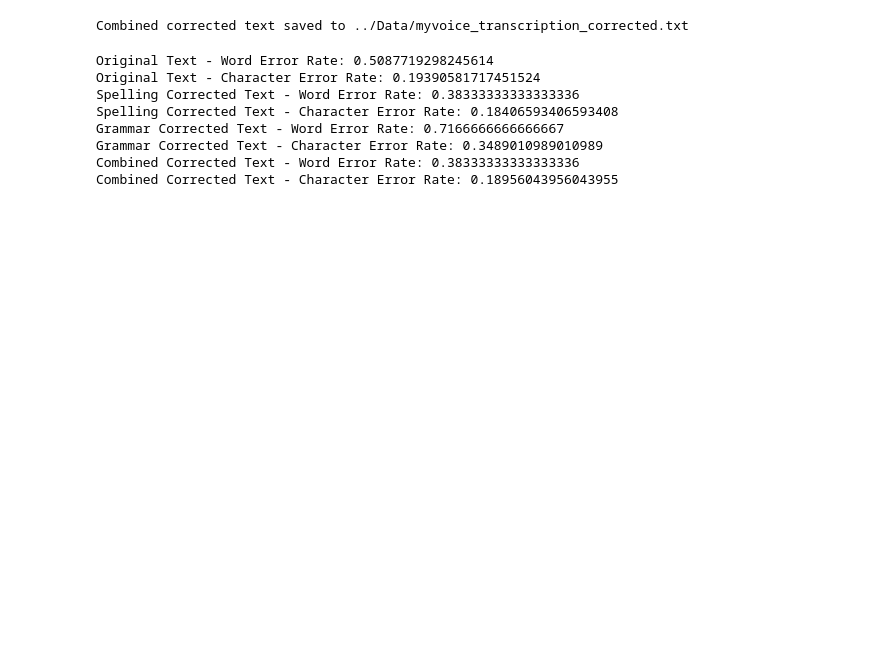
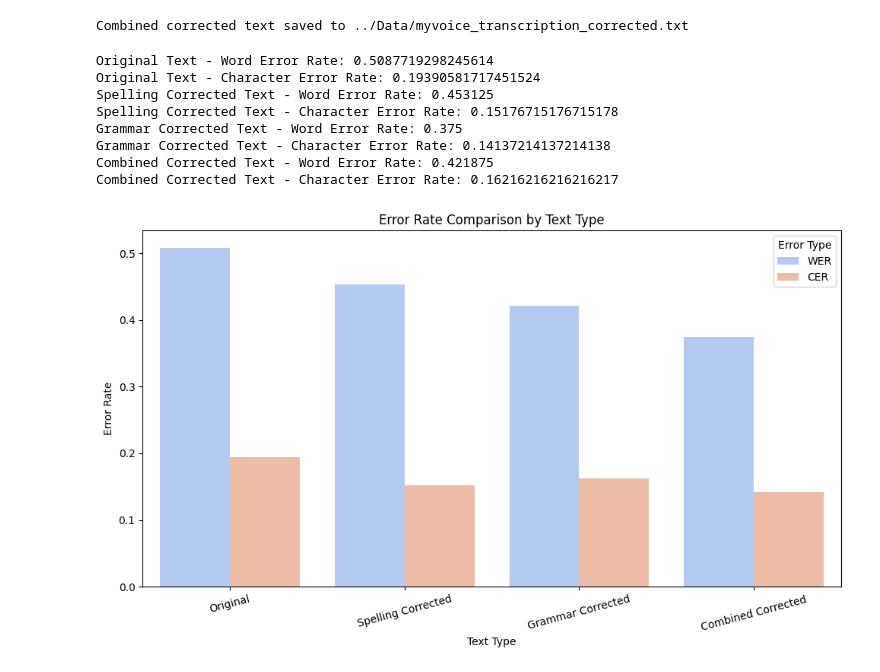
Before and after one commit to yanyanli0/Deep-Learning-6600, a Jupyter notebook: Codes/voice2text-spelling-grammar.ipynb, the cells around one changed output. Cells and saved outputs as stored; diff of their text form; code cells hidden in the pictures; blank space fills up the shorter version.

```diff
--- a/Codes/voice2text-spelling-grammar.ipynb
+++ b/Codes/voice2text-spelling-grammar.ipynb
@@ -134,7 +134,7 @@ def calculate_cer(reference, hypothesis):
     return d[len(r)][len(h)] / float(len(r))
 # %%
 # Read ground truth text from file
-with open('../Data/ground-truth.txt', 'r', encoding='utf-8') as file:
+with open('ground_truth.txt', 'r', encoding='utf-8') as file:
     ground_truth_text = file.read().strip()
 
 # Calculate WER and CER for spelling-corrected text
@@ -168,9 +168,37 @@ print("Combined Corrected Text - Character Error Rate:", combined_cer)
 # %% [output]
 Original Text - Word Error Rate: 0.5087719298245614
 Original Text - Character Error Rate: 0.19390581717451524
-Spelling Corrected Text - Word Error Rate: 0.38333333333333336
-Spelling Corrected Text - Character Error Rate: 0.18406593406593408
-Grammar Corrected Text - Word Error Rate: 0.7166666666666667
-Grammar Corrected Text - Character Error Rate: 0.3489010989010989
-Combined Corrected Text - Word Error Rate: 0.38333333333333336
-Combined Corrected Text - Character Error Rate: 0.18956043956043955
+Spelling Corrected Text - Word Error Rate: 0.453125
+Spelling Corrected Text - Character Error Rate: 0.15176715176715178
+Grammar Corrected Text - Word Error Rate: 0.375
+Grammar Corrected Text - Character Error Rate: 0.14137214137214138
+Combined Corrected Text - Word Error Rate: 0.421875
+Combined Corrected Text - Character Error Rate: 0.16216216216216217
+# %%
+import seaborn as sns
+import pandas as pd
+import matplotlib.pyplot as plt
+
+# Data for visualization
+data = {
+    "Text Type": ["Original", "Spelling Corrected", "Grammar Corrected", "Combined Corrected"] * 2,
+    "Error Rate": [
+        0.5087719298245614, 0.453125, 0.421875, 0.375,
+        0.19390581717451524, 0.15176715176715178, 0.16216216216216217, 0.14137214137214138
+    ],
+    "Error Type": ["WER"]*4 + ["CER"]*4
+}
+
+df = pd.DataFrame(data)
+
+# Plotting with Seaborn
+plt.figure(figsize=(10, 6))
+sns.barplot(x="Text Type", y="Error Rate", hue="Error Type", data=df, palette="coolwarm")
+plt.title("Error Rate Comparison by Text Type")
+plt.ylabel("Error Rate")
+plt.xlabel("Text Type")
+plt.xticks(rotation=15)
+plt.tight_layout()
+plt.show()
+# %% [output]
+[figure, added]
```
Also changed, not shown: parts of 2 cells of this notebook, 8 other files.
